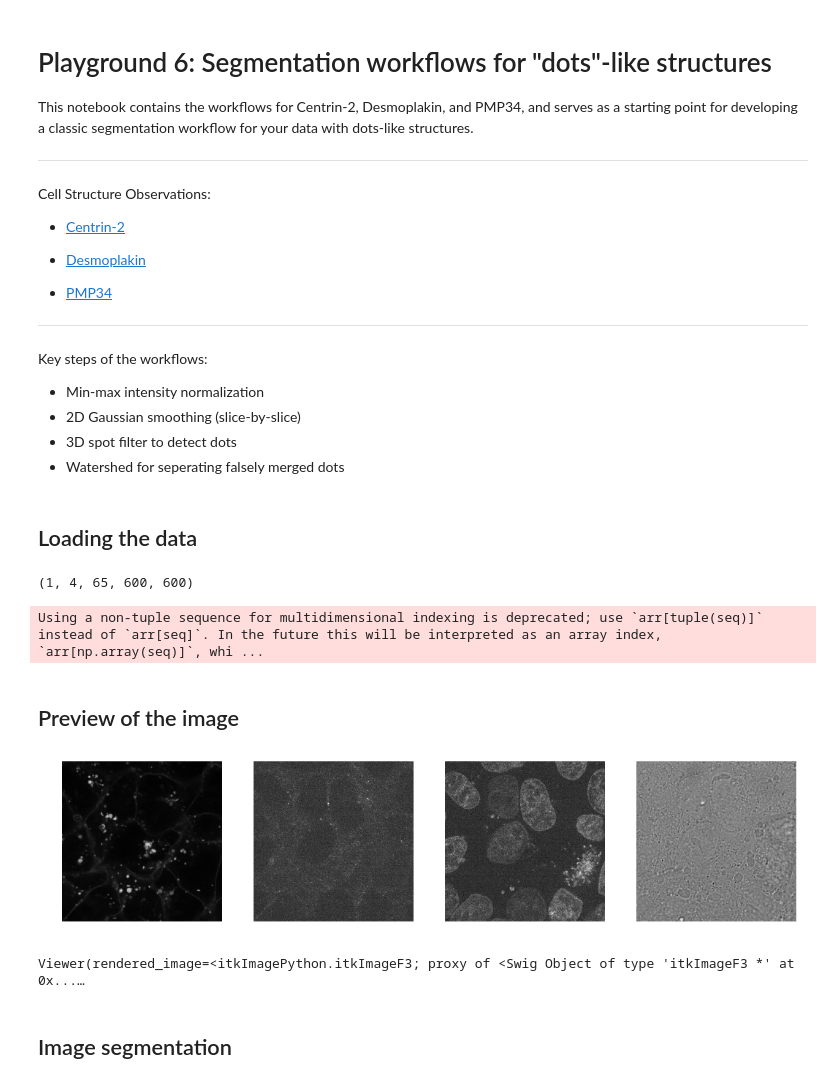
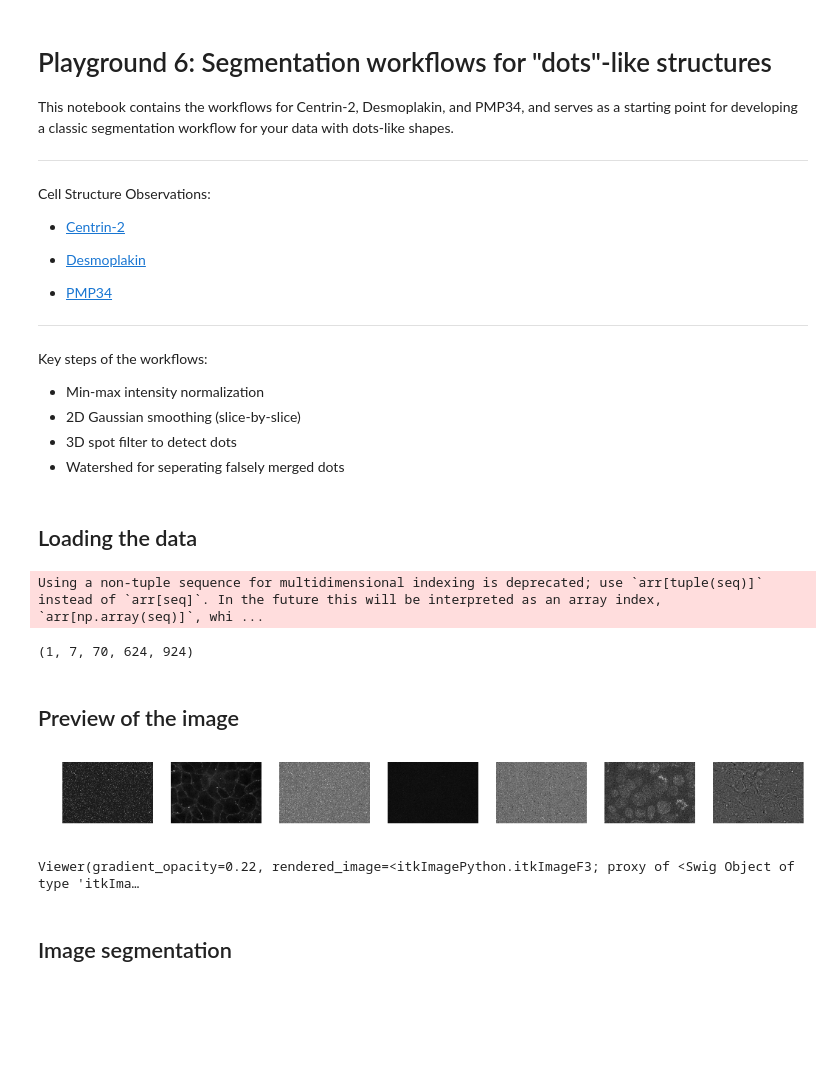
Before and after one commit to AllenInstitute/aics-segmentation, a Jupyter notebook: lookup_table_demo/playground_dots.ipynb, the cells around one changed output. Drawn from its saved outputs; the diff is of its cells as text; code cells hidden in the pictures; blank space fills up the shorter version.

Commit message:
'update_notebooks'

```diff
--- a/lookup_table_demo/playground_dots.ipynb
+++ b/lookup_table_demo/playground_dots.ipynb
@@ -1,7 +1,7 @@
 # %% [markdown]
 # Playground 6:  Segmentation workflows for "dots"-like structures
 
-This notebook contains the workflows for Centrin-2, Desmoplakin, and PMP34, and serves as a starting point for developing a classic segmentation workflow for your data with dots-like structures.
+This notebook contains the workflows for Centrin-2, Desmoplakin, and PMP34, and serves as a starting point for developing a classic segmentation workflow for your data with dots-like shapes.
 
 ----------------------------------------
 
@@ -44,37 +43,40 @@ from aicssegmentation.core.visual import explore_dot_3d
 # %% [markdown]
 ## Loading the data
 # %%
-FILE_NAME = '../../data/RAB5/original/20171020_R01_003-Scene-03-P63.czi'
+FILE_NAME = '../../data/CETN2/original/3500001610_100X_20180112_1-Scene-10-P30-F05.czi'
 
 reader = AICSImage(FILE_NAME)
 IMG = reader.data
 
 print(IMG.shape)
 # %% [output]
-(1, 4, 65, 600, 600)
+Using a non-tuple sequence for multidimensional indexing is deprecated; use `arr[tuple(seq)]` instead of `arr[seq]`. In the future this will be interpreted as an array index, `arr[np.array(seq)]`, whi ...
-Using a non-tuple sequence for multidimensional indexing is deprecated; use `arr[tuple(seq)]` instead of `arr[seq]`. In the future this will be interpreted as an array index, `arr[np.array(seq)]`, whi ...
+(1, 7, 70, 624, 924)
 # %% [markdown]
 ## Preview of the image
 # %%
 N_CHANNELS = IMG.shape[1]
 MID_SLICE = np.int(0.5*IMG.shape[2])
 
 fig, ax = plt.subplots(1, N_CHANNELS, figsize=(18,16), dpi=72, facecolor='w', edgecolor='k')
-for channel in range(N_CHANNELS):
-    ax[channel].axis('off')
-    ax[channel].imshow(IMG[0,channel,MID_SLICE,:,:], cmap=plt.cm.gray)
+if N_CHANNELS>1:
+    for channel in range(N_CHANNELS):
+        ax[channel].axis('off')
+        ax[channel].imshow(IMG[0,channel,MID_SLICE,:,:], cmap=plt.cm.gray)
+else:
+    ax.axis('off')
+    ax.imshow(IMG[0,0,MID_SLICE,:,:], cmap=plt.cm.gray)
 # %% [output]
-[figure, old version]
+[figure, new version]
 # %%
 #####################
-## PARAMETER ##
-structure_channel = 1
+structure_channel = 3
 #####################
 
 structure_img = IMG[0,structure_channel,:,:,:]
 view(single_fluorescent_view(structure_img))
 # %% [output]
-Viewer(rendered_image=<itkImagePython.itkImageF3; proxy of <Swig Object of type 'itkImageF3 *' at 0x...…
+Viewer(gradient_opacity=0.22, rendered_image=<itkImagePython.itkImageF3; proxy of <Swig Object of type 'itkIma…
 # %% [markdown]
 ## Image segmentation
 # %% [markdown]
```
Also changed, not shown: parts of 14 cells of this notebook, 40 other files.
